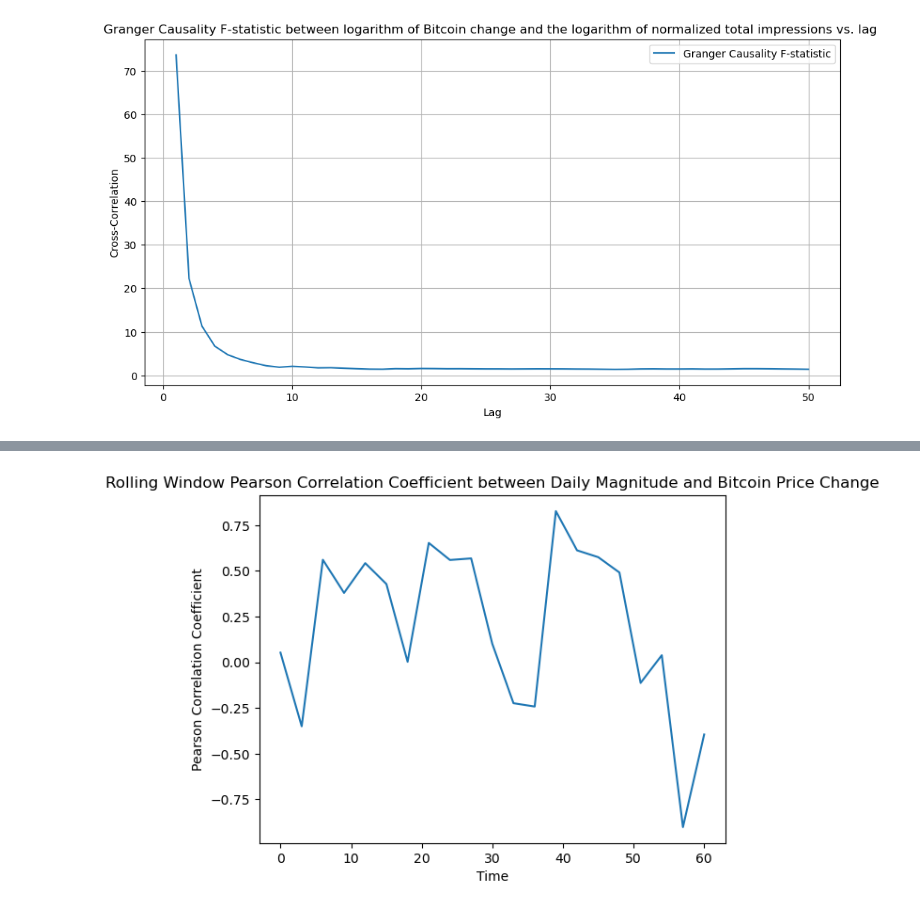
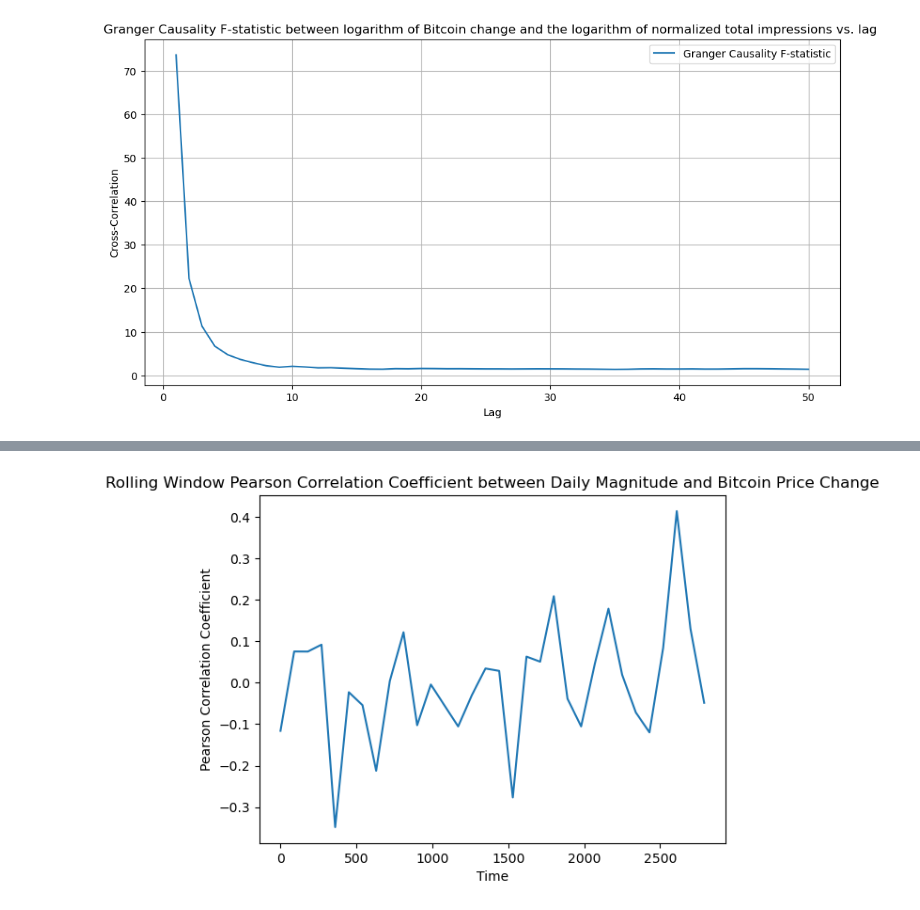
Before and after one commit to finn-prins/Scientific-Data-Analysis-Project, a Jupyter notebook: team_11.ipynb, the cells around one changed output, grey strips where cells are left out. Drawn from its saved outputs; the diff is of its cells as text; code cells hidden in the pictures.

```diff
--- a/team_11.ipynb
+++ b/team_11.ipynb
@@ -765,19 +792,19 @@ plt.show()
 # %%
 # rolling window of pearson correlation between magnitude and bitcoin price change
-window_size = daily_magnitude.shape[0] // 10
-window_step = window_size // 2
+window_size = 90
+window_step = window_size
 
 correlations = []
 for i in range(0, daily_magnitude.shape[0] - window_size, window_step):
     window = daily_magnitude.iloc[i:i + window_size]
     bitcoin_window = bitcoin_test[bitcoin_test['date'].isin(window['date'])]
     pcc = pearson_correlation(window['magnitude'], bitcoin_window['change'])
     correlations.append(pcc)
 
 plt.plot(range(0, daily_magnitude.shape[0] - window_size, window_step), correlations)
 plt.xlabel('Time')
 plt.ylabel('Pearson Correlation Coefficient')
 plt.title('Rolling Window Pearson Correlation Coefficient between Daily Magnitude and Bitcoin Price Change')
 plt.show()
 # %% [output]
-[figure, old version]
+[figure, new version]
```
Also changed, not shown: parts of 3 cells of this notebook.
